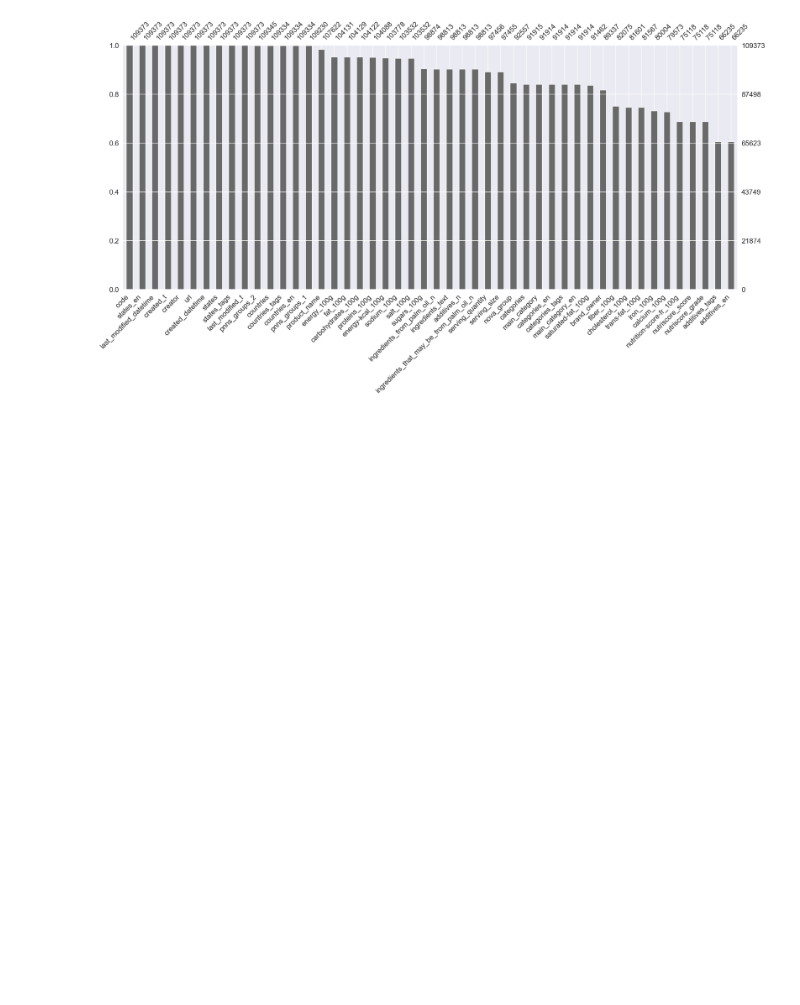
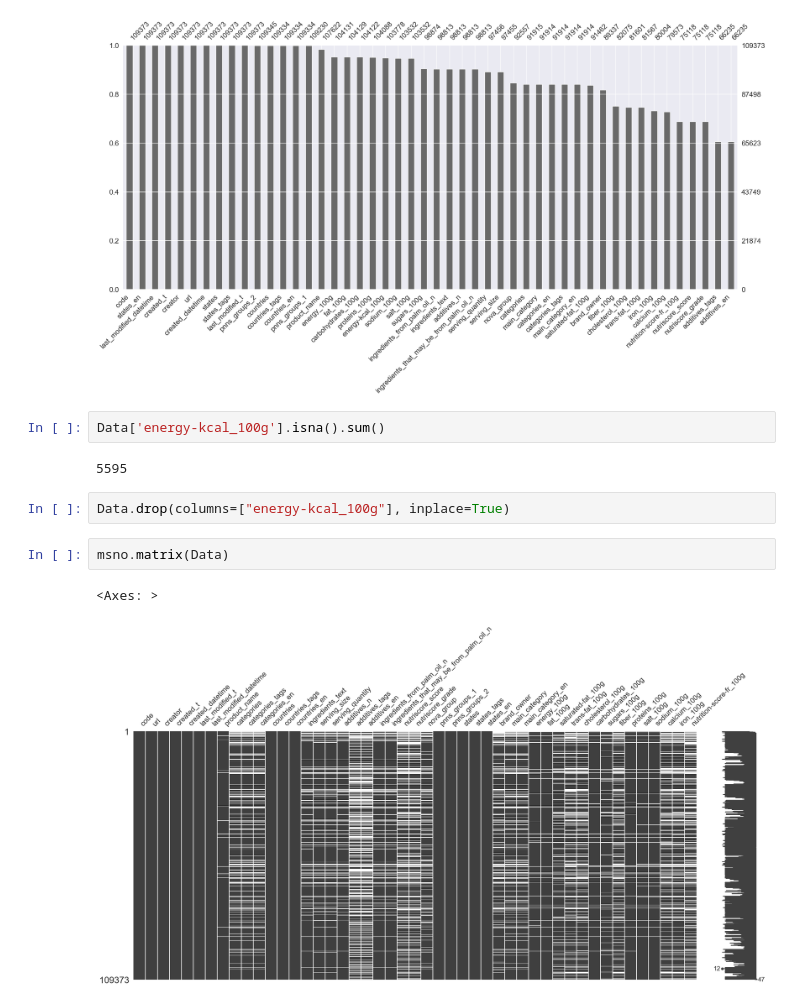
Before and after one commit to krichenyoussef/data_cleaning-, a Jupyter notebook: nettoyage.ipynb, the cells around one changed output. Cells and saved outputs as stored; diff of their text form; blank space fills up the shorter version.

```diff
--- a/nettoyage.ipynb
+++ b/nettoyage.ipynb
@@ -117,3 +117,14 @@ msno.bar(Data , labels=True , sort = 'descending')
 # %% [output]
 <Axes: >
 [figure]
+# %%
+Data['energy-kcal_100g'].isna().sum()
+# %% [output]
+5595
+# %%
+Data.drop(columns=["energy-kcal_100g"], inplace=True)
+# %%
+msno.matrix(Data)
+# %% [output]
+<Axes: >
+[figure, added]
```
Also changed, not shown: parts of 38 cells of this notebook.
